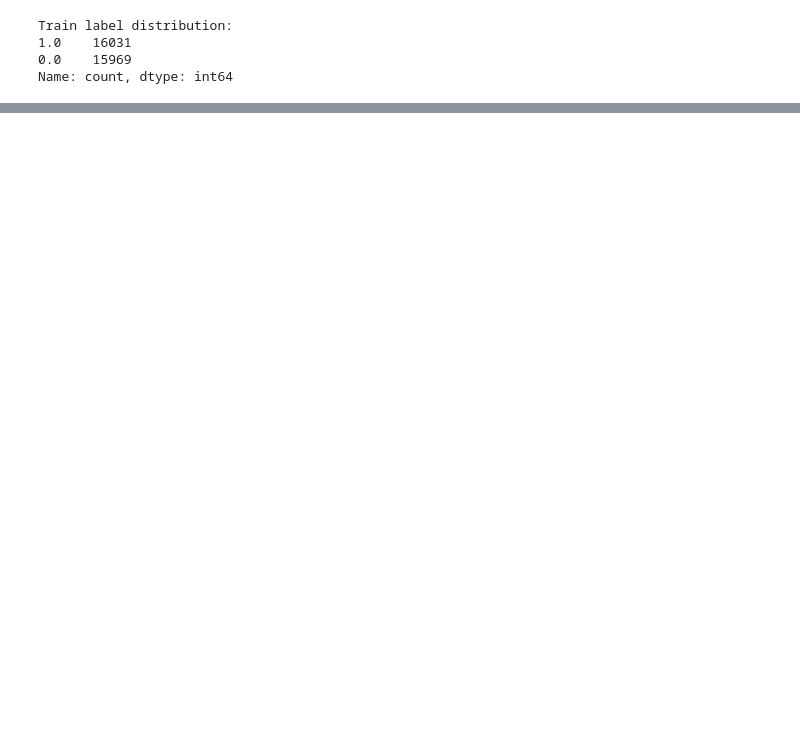
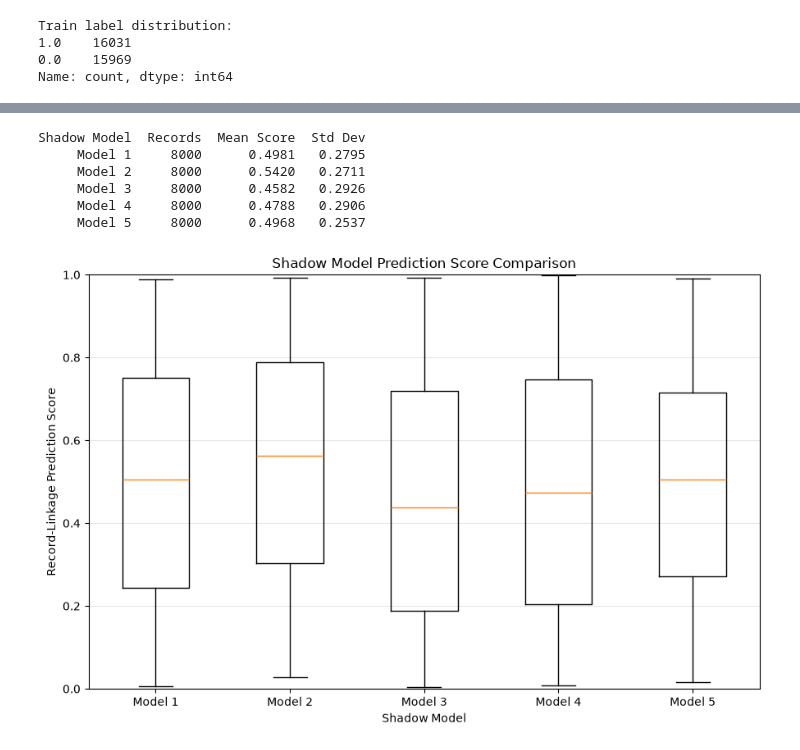
Before and after one commit to benward05/PACE---GROUP-58-LINKAGE-MODELS, a Jupyter notebook: SNN Final end to end (1).ipynb, the cells around one changed output, grey strips where cells are left out. Cells and saved outputs as stored; diff of their text form; code cells hidden in the pictures; blank space fills up the shorter version.

```diff
--- a/SNN Final end to end (1).ipynb
+++ b/SNN Final end to end (1).ipynb
@@ -877,0 +1048,57 @@ Confusion matrix:
+# %%
+
+# D4 - Shadow Model Prediction Score Comparison
+
+import pandas as pd
+import matplotlib.pyplot as plt
+
+shadow_scores = []
+summary = []
+
+for i in range(1, 6):
+    df = pd.read_csv(f"shadowModel_{i}_predictions.csv")
+
+    scores = df["Shadow Prediction"].dropna()
+    shadow_scores.append(scores)
+
+    summary.append({
+        "Shadow Model": f"Model {i}",
+        "Records": len(scores),
+        "Mean Score": round(scores.mean(), 4),
+        "Std Dev": round(scores.std(), 4)
+    })
+
+# Display summary
+summary_df = pd.DataFrame(summary)
+print(summary_df.to_string(index=False))
+
+# Compare prediction-score distributions
+fig, ax = plt.subplots(figsize=(9, 6))
+
+ax.boxplot(
+    shadow_scores,
+    tick_labels=[f"Model {i}" for i in range(1, 6)],
+    showfliers=False
+)
+
+ax.set_title("Shadow Model Prediction Score Comparison")
+ax.set_xlabel("Shadow Model")
+ax.set_ylabel("Record-Linkage Prediction Score")
+ax.set_ylim(0, 1)
+ax.grid(axis="y", alpha=0.3)
+
+plt.tight_layout()
+plt.savefig(
+    "D4_Shadow_Model_Comparison.png",
+    dpi=300,
+    bbox_inches="tight"
+)
+plt.show()
+# %% [output]
+Shadow Model  Records  Mean Score  Std Dev
+     Model 1     8000      0.4981   0.2795
+     Model 2     8000      0.5420   0.2711
+     Model 3     8000      0.4582   0.2926
+     Model 4     8000      0.4788   0.2906
+     Model 5     8000      0.4968   0.2537
+[figure, added]
```
Also changed, not shown: parts of 20 cells of this notebook, 16 other files.
